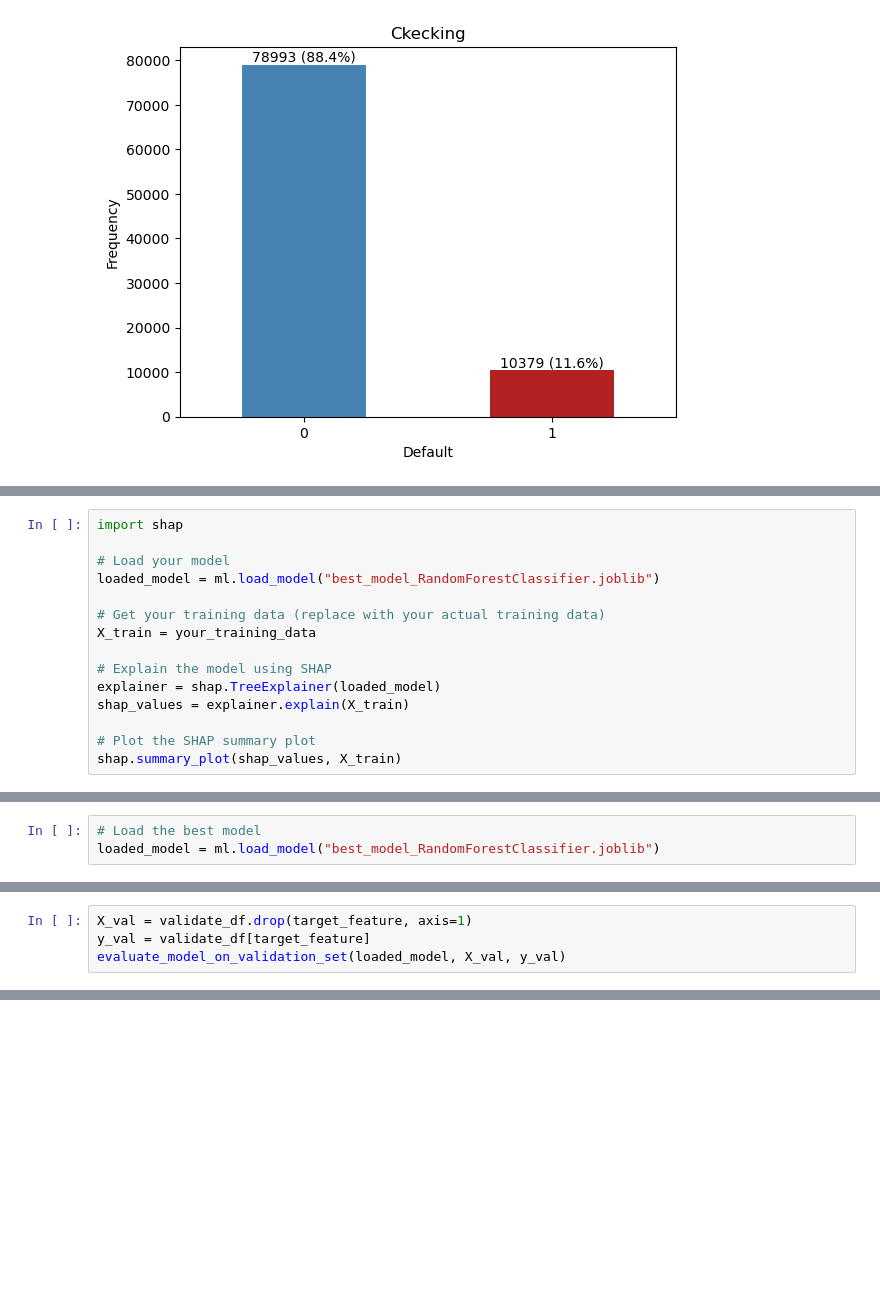
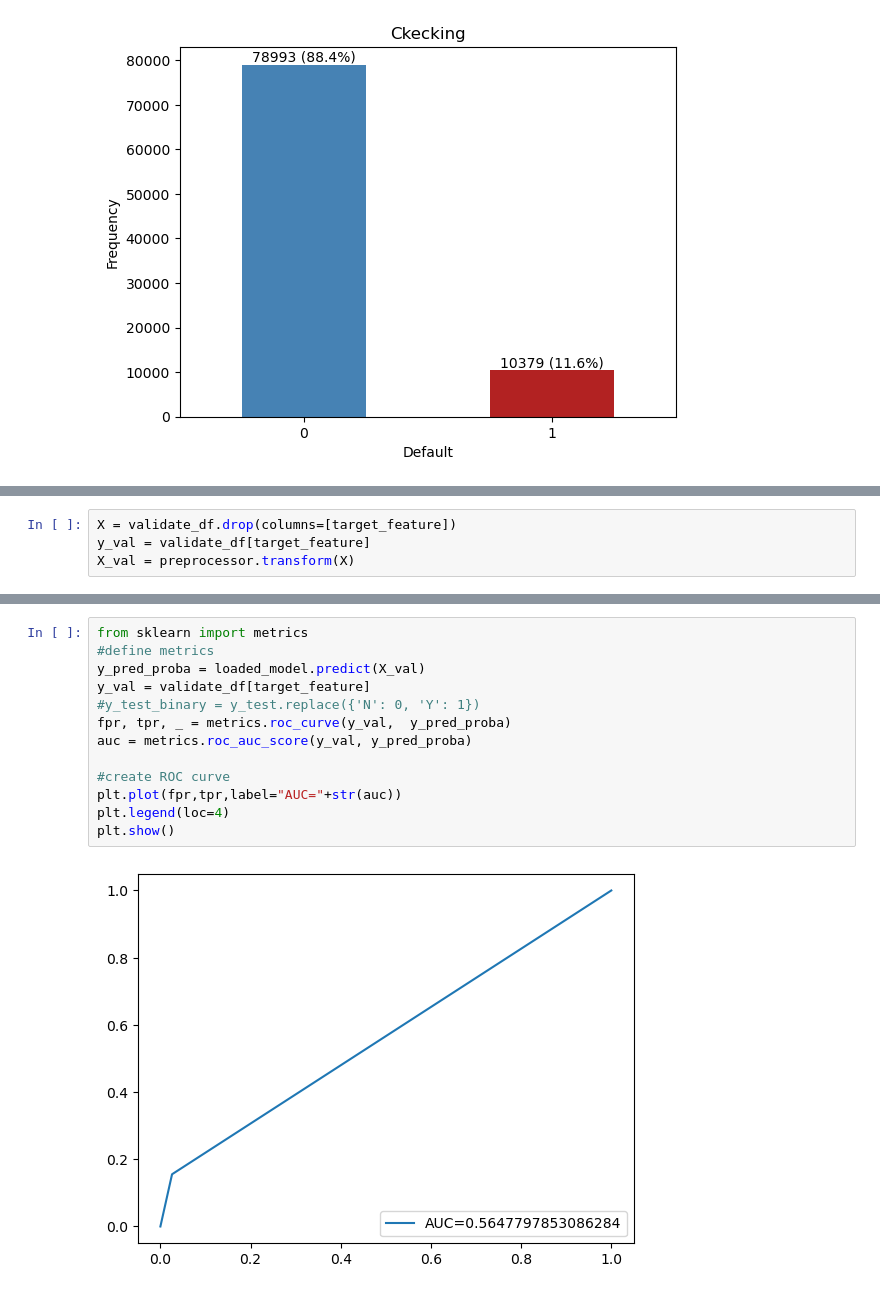
Before and after one commit to ebenezer2015/Machine-Learning-Model-Analysis, a Jupyter notebook: Classification-Modelling/3_model_training.ipynb, the cells around one changed output, grey strips where cells are left out. Cells and saved outputs as stored; diff of their text form; blank space fills up the shorter version.

```diff
--- a/Classification-Modelling/3_model_training.ipynb
+++ b/Classification-Modelling/3_model_training.ipynb
@@ -96,15 +105,0 @@ plt.show()
-# %%
-import shap
-
-# Load your model
-loaded_model = ml.load_model("best_model_RandomForestClassifier.joblib")
-
-# Get your training data (replace with your actual training data)
-X_train = your_training_data
-
-# Explain the model using SHAP
-explainer = shap.TreeExplainer(loaded_model)
-shap_values = explainer.explain(X_train)
-
-# Plot the SHAP summary plot
-shap.summary_plot(shap_values, X_train)
@@ -133,3 +105,0 @@ len(validate_df.drop(target_feature, axis=1).columns)
-# %%
-# Load the best model
-loaded_model = ml.load_model("best_model_RandomForestClassifier.joblib")
@@ -182,4 +117,4 @@ X_val
 # %%
-X_val = validate_df.drop(target_feature, axis=1)
+X = validate_df.drop(columns=[target_feature])
 y_val = validate_df[target_feature]
-evaluate_model_on_validation_set(loaded_model, X_val, y_val)
+X_val = preprocessor.transform(X)
@@ -374,0 +140,15 @@ Execution time: 24.58357858657837ms
+# %%
+from sklearn import metrics
+#define metrics
+y_pred_proba = loaded_model.predict(X_val)
+y_val = validate_df[target_feature]
+#y_test_binary = y_test.replace({'N': 0, 'Y': 1})
+fpr, tpr, _ = metrics.roc_curve(y_val,  y_pred_proba)
+auc = metrics.roc_auc_score(y_val, y_pred_proba)
+
+#create ROC curve
+plt.plot(fpr,tpr,label="AUC="+str(auc))
+plt.legend(loc=4)
+plt.show()
+# %% [output]
+[figure, added]
```
Also changed, not shown: parts of 35 cells of this notebook, 3 other files.
